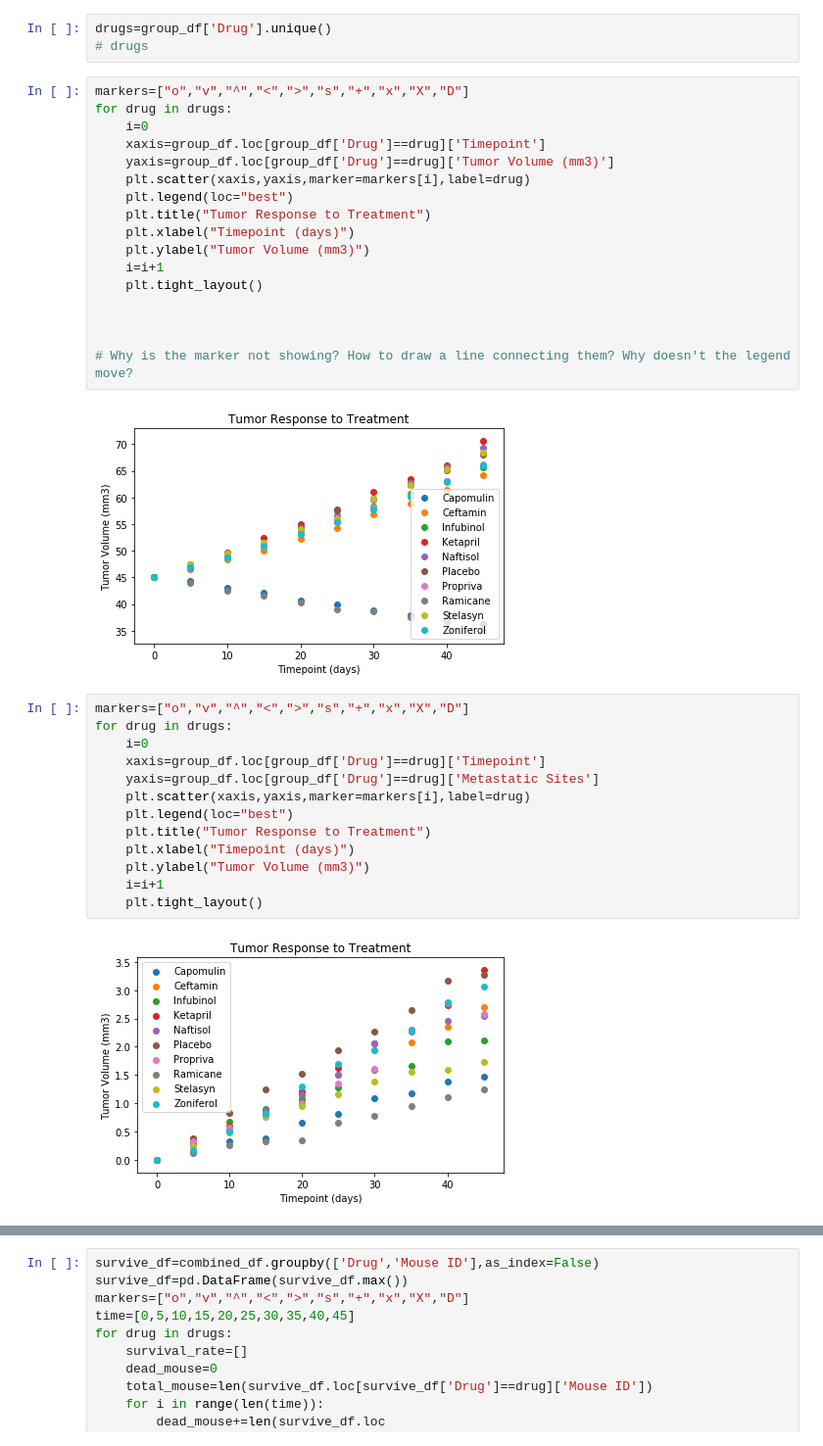
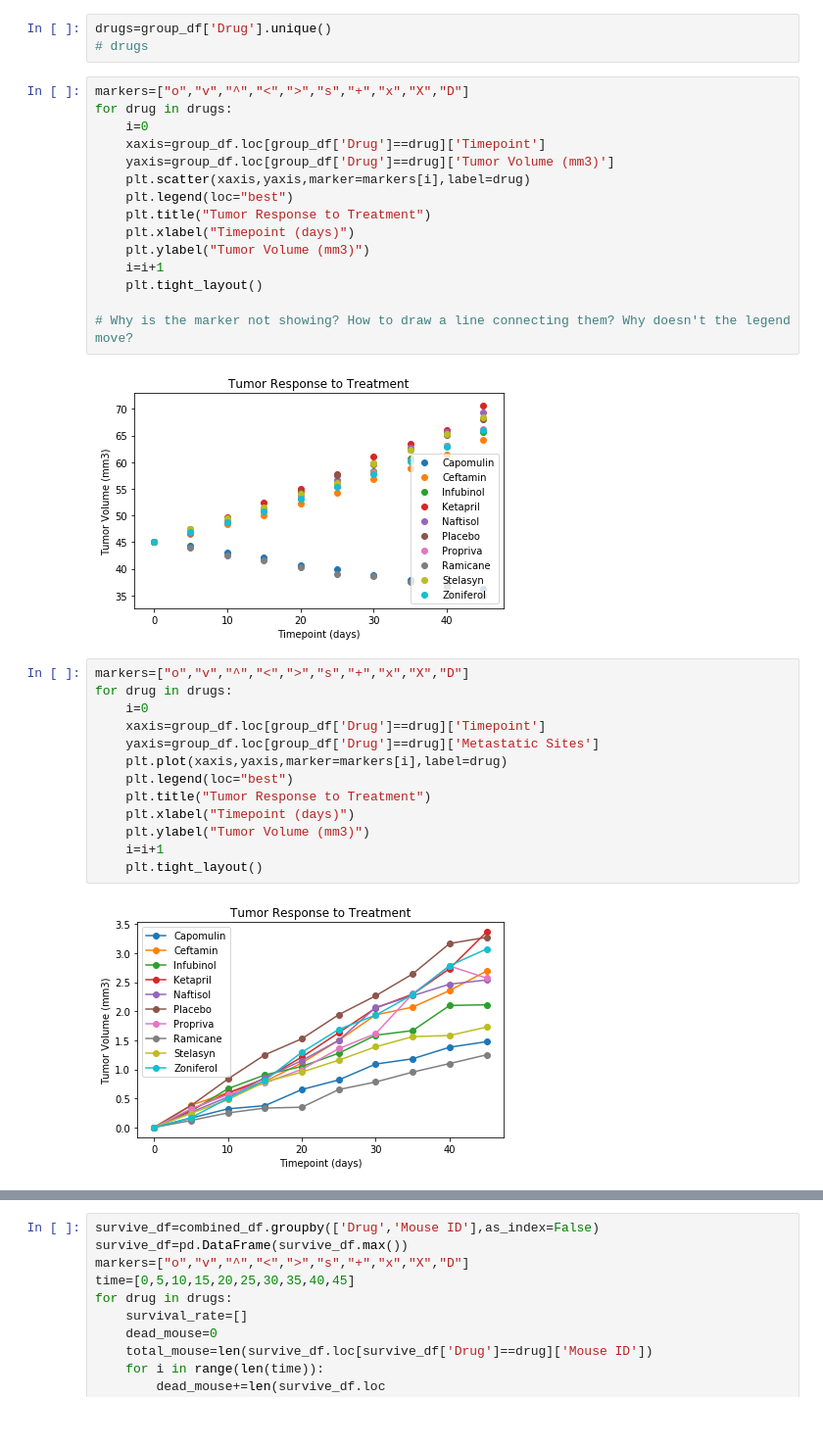
Before and after one commit to qingyangucb/matplotlib-challenge, a Jupyter notebook: Pymaceuticals/pymaceuticals.ipynb, the cells around one changed output, grey strips where cells are left out. Shown at 98% size. Cells and saved outputs as stored; diff of their text form.

```diff
--- a/Pymaceuticals/pymaceuticals.ipynb
+++ b/Pymaceuticals/pymaceuticals.ipynb
@@ -56,23 +56,21 @@ for drug in drugs:
     i=i+1
     plt.tight_layout()
 
-
-
 # Why is the marker not showing? How to draw a line connecting them? Why doesn't the legend move?
 # %% [output]
 [figure]
 # %%
 markers=["o","v","^","<",">","s","+","x","X","D"]
 for drug in drugs:
     i=0
     xaxis=group_df.loc[group_df['Drug']==drug]['Timepoint']
     yaxis=group_df.loc[group_df['Drug']==drug]['Metastatic Sites']
-    plt.scatter(xaxis,yaxis,marker=markers[i],label=drug)
+    plt.plot(xaxis,yaxis,marker=markers[i],label=drug)
     plt.legend(loc="best")
     plt.title("Tumor Response to Treatment")
     plt.xlabel("Timepoint (days)")
     plt.ylabel("Tumor Volume (mm3)")
     i=i+1
     plt.tight_layout()
 # %% [output]
-[figure, old version]
+[figure, new version]
```
Also changed, not shown: parts of 3 cells of this notebook.
